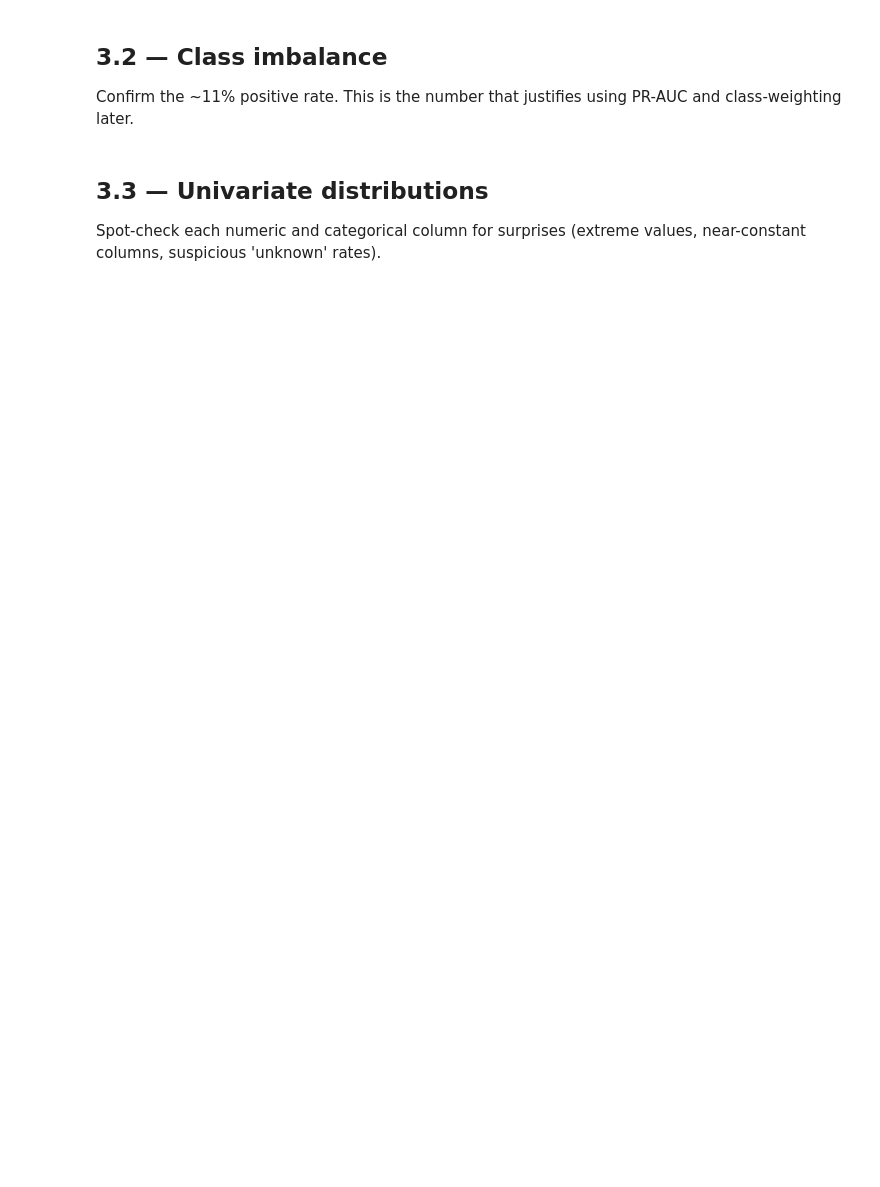
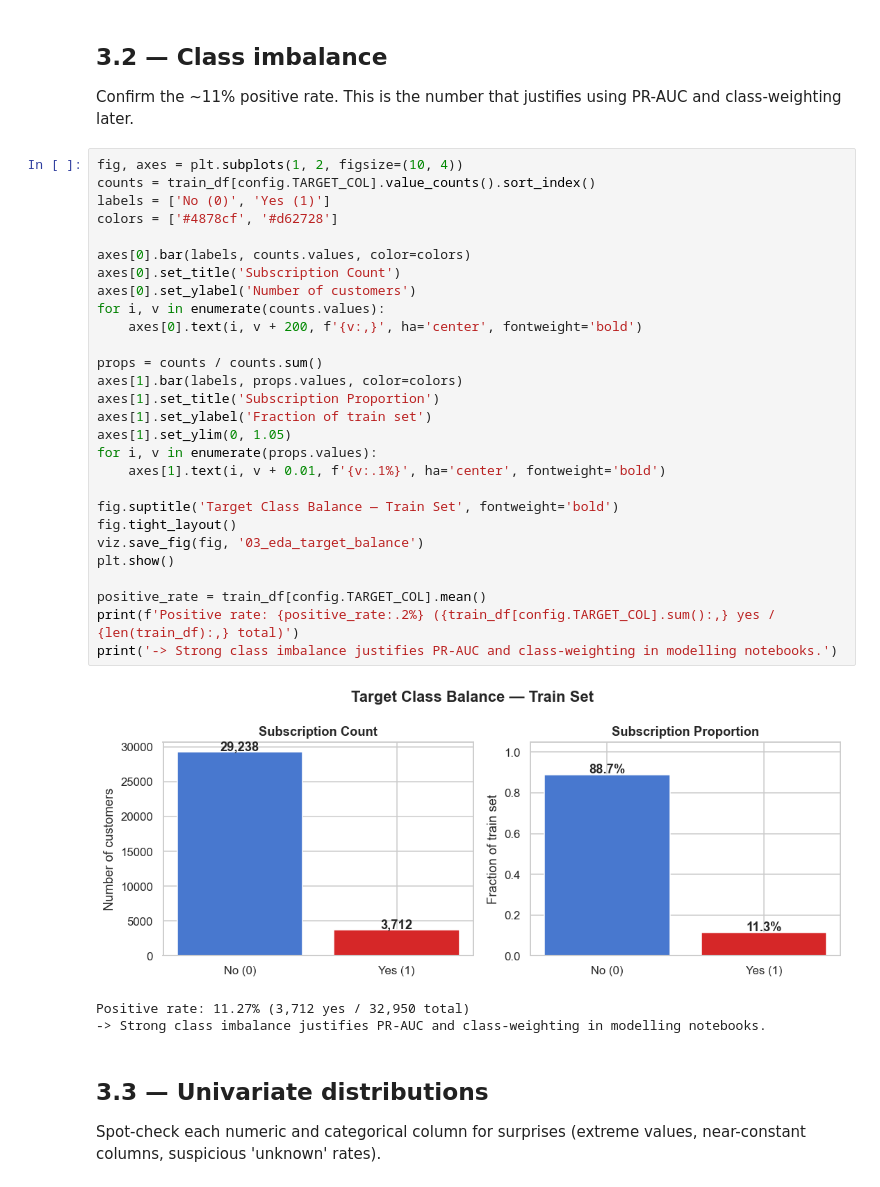
Before and after one commit to Jasper040/Project-4-prediction-framework, a Jupyter notebook: notebooks/03_eda.ipynb, the cells around one changed output. Saved outputs shown, nothing was run; the diff lists cells and outputs as text; blank space fills up the shorter version.

Commit message:
Notebook 3

```diff
--- a/notebooks/03_eda.ipynb
+++ b/notebooks/03_eda.ipynb
@@ -33,6 +41,38 @@ train_df.head()
 
 Confirm the ~11% positive rate. This is the number that justifies using
 PR-AUC and class-weighting later.
+# %%
+fig, axes = plt.subplots(1, 2, figsize=(10, 4))
+counts = train_df[config.TARGET_COL].value_counts().sort_index()
+labels = ['No (0)', 'Yes (1)']
+colors = ['#4878cf', '#d62728']
+
+axes[0].bar(labels, counts.values, color=colors)
+axes[0].set_title('Subscription Count')
+axes[0].set_ylabel('Number of customers')
+for i, v in enumerate(counts.values):
+    axes[0].text(i, v + 200, f'{v:,}', ha='center', fontweight='bold')
+
+props = counts / counts.sum()
+axes[1].bar(labels, props.values, color=colors)
+axes[1].set_title('Subscription Proportion')
+axes[1].set_ylabel('Fraction of train set')
+axes[1].set_ylim(0, 1.05)
+for i, v in enumerate(props.values):
+    axes[1].text(i, v + 0.01, f'{v:.1%}', ha='center', fontweight='bold')
+
+fig.suptitle('Target Class Balance — Train Set', fontweight='bold')
+fig.tight_layout()
+viz.save_fig(fig, '03_eda_target_balance')
+plt.show()
+
+positive_rate = train_df[config.TARGET_COL].mean()
+print(f'Positive rate: {positive_rate:.2%} ({train_df[config.TARGET_COL].sum():,} yes / {len(train_df):,} total)')
+print('-> Strong class imbalance justifies PR-AUC and class-weighting in modelling notebooks.')
+# %% [output]
+[figure, added]
+Positive rate: 11.27% (3,712 yes / 32,950 total)
+-> Strong class imbalance justifies PR-AUC and class-weighting in modelling notebooks.
 # %% [markdown]
 ## 3.3 — Univariate distributions
 
```
Also changed, not shown: parts of 6 cells of this notebook, 2 other files.
